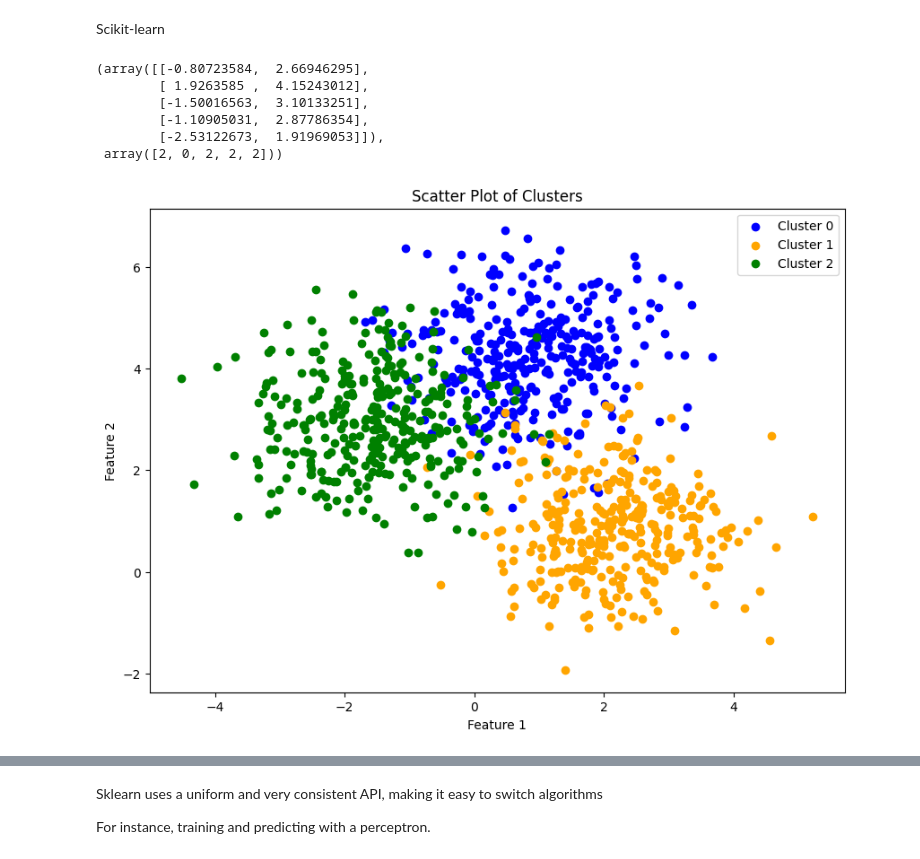
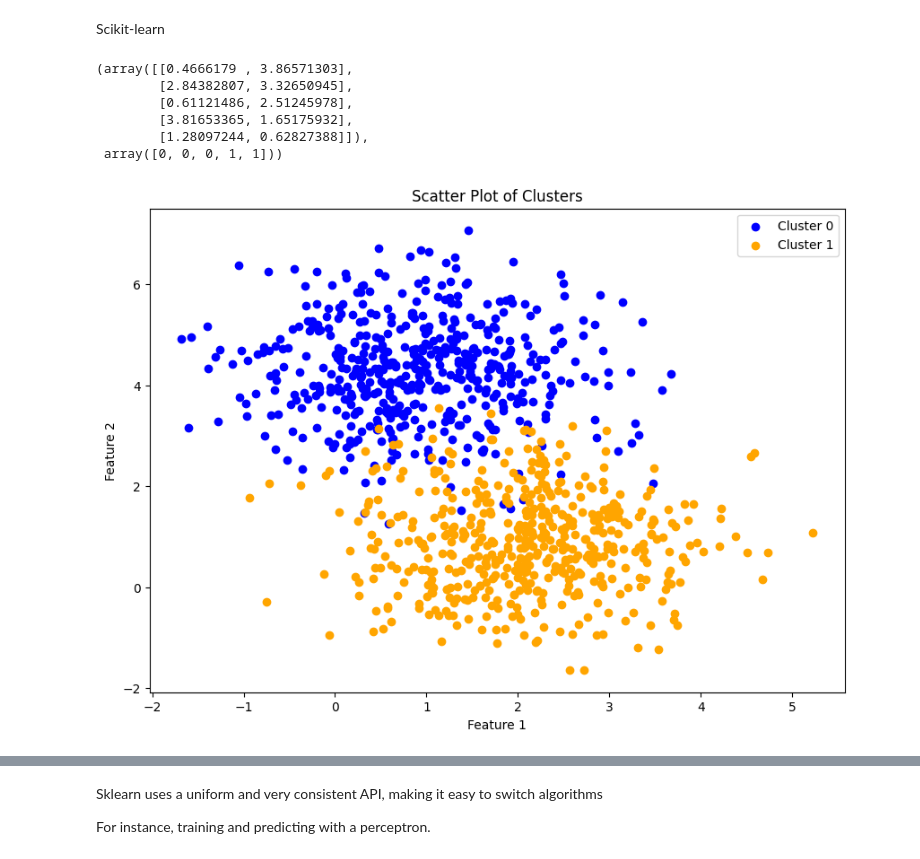
Before and after one commit to Youssra1999/ML_Projects, a Jupyter notebook: ML_Tutorials.ipynb, the cells around one changed output, grey strips where cells are left out. Cells and saved outputs as stored; diff of their text form; code cells hidden in the pictures.

```diff
--- a/ML_Tutorials.ipynb
+++ b/ML_Tutorials.ipynb
@@ -180,31 +180,31 @@ Scikit-learn
 # %%
 from sklearn.datasets import make_blobs
 # %%
-X, y = make_blobs(n_samples=1000, centers=3, random_state=0)
+X, y = make_blobs(n_samples=1000, centers=2, random_state=0)
 X[:5], y[:5]
 # %% [output]
-(array([[-0.80723584,  2.66946295],
-        [ 1.9263585 ,  4.15243012],
-        [-1.50016563,  3.10133251],
-        [-1.10905031,  2.87786354],
-        [-2.53122673,  1.91969053]]),
- array([2, 0, 2, 2, 2]))
+(array([[0.4666179 , 3.86571303],
+        [2.84382807, 3.32650945],
+        [0.61121486, 2.51245978],
+        [3.81653365, 1.65175932],
+        [1.28097244, 0.62827388]]),
+ array([0, 0, 0, 1, 1]))
 # %%
 fig, ax = plt.subplots()
 
 # Update the loop to include 3 labels and corresponding colors
-for label, color in zip([0, 1, 2], ['blue', 'orange', 'green']):  # 3 clusters with distinct colors
+for label, color in zip([0, 1], ['blue', 'orange', 'green']):  # 3 clusters with distinct colors
     mask = (y == label)
     ax.scatter(X[mask, 0], X[mask, 1], label=f"Cluster {label}", color=color)
 
 # Add plot labels, title, and legend
 ax.set_title("Scatter Plot of Clusters")
 ax.set_xlabel("Feature 1")
 ax.set_ylabel("Feature 2")
 ax.legend()  # Add legend to differentiate clusters
 plt.show()
 # %% [output]
-[figure, old version]
+[figure, new version]
 # %%
 from sklearn.model_selection import train_test_split
 # %%
```
Also changed, not shown: parts of 18 cells of this notebook.
